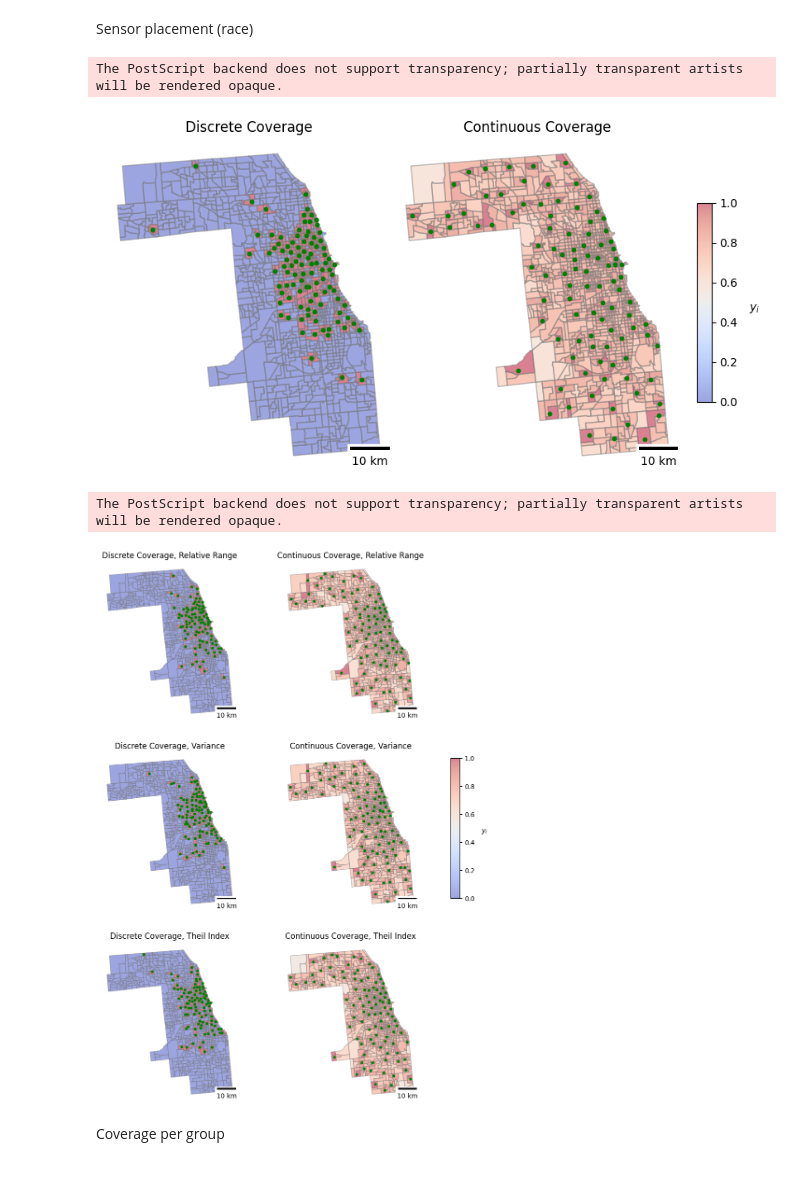
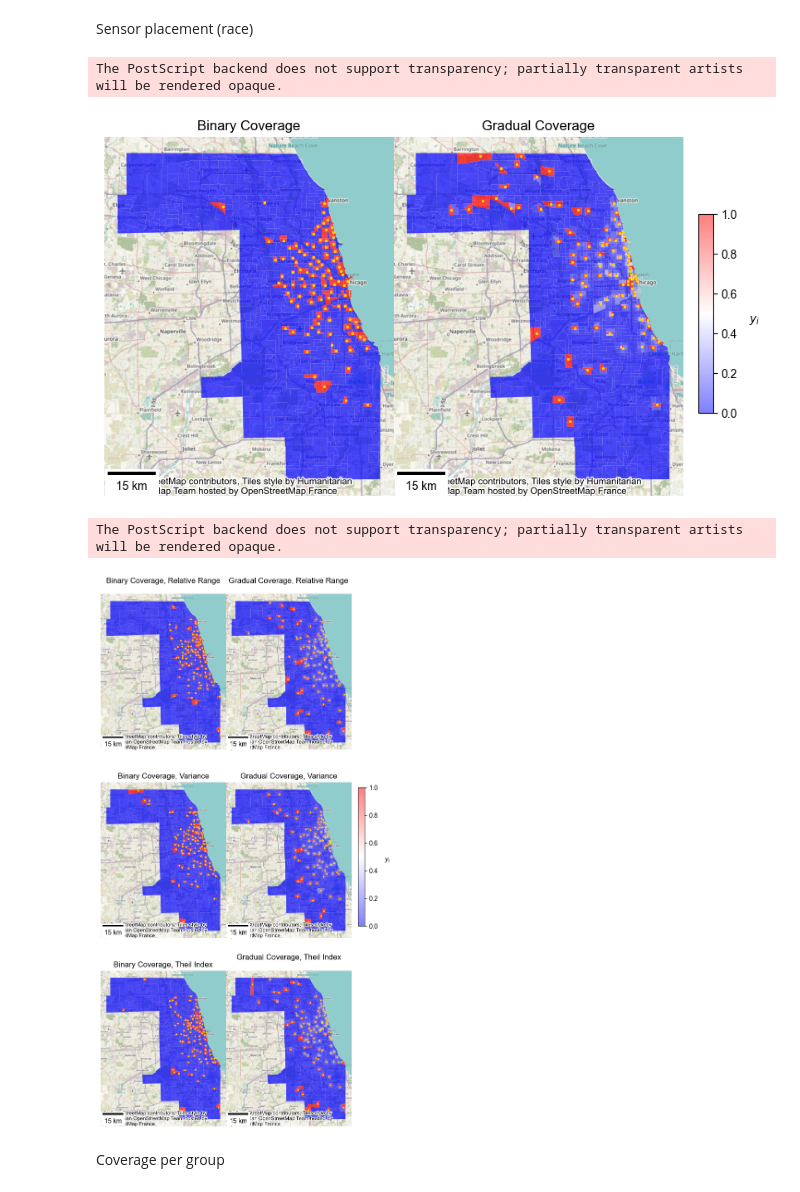
Before and after one commit to linyuehzzz/mclp-equity, a Jupyter notebook: visualize.ipynb, the cells around one changed output. Cells and saved outputs as stored; diff of their text form; code cells hidden in the pictures.

```diff
--- a/visualize.ipynb
+++ b/visualize.ipynb
@@ -81,0 +68,24 @@ The PostScript backend does not support transparency; partially transparent arti
+# %%
+cook = gpd.read_file('data/cook_tract_all.shp').to_crs(3857)
+node = pd.read_csv('data/nodes.csv')
+node['geometry'] = node.apply(lambda x: Point((x.lon, x.lat)), axis=1)
+gdf_node = gpd.GeoDataFrame(node, geometry='geometry', crs=4326).to_crs(3857)
+
+cook['majority_race'] = cook[['R1', 'R2', 'R3', 'R4', 'R5', 'R6', 'R7']].apply(lambda x: x.idxmax(), axis=1)
+cook_filtered = cook[cook['majority_race'] != 'R1']
+dissolved = cook_filtered.dissolve(by='majority_race').reset_index()
+cook['total_population'] = cook[['R1', 'R2', 'R3', 'R4', 'R5', 'R6', 'R7']].sum(axis=1)
+cook['percent_major_race'] = cook.apply(lambda row: row[row['majority_race']] / row['total_population'] * 100 if row['total_population'] != 0 else None, axis=1)
+
+fig, ax = plt.subplots(figsize=(12, 8))
+cook.plot(ax=ax, column='percent_major_race', legend=True, cmap='Greys', alpha=0.6)
+dissolved.plot(ax=ax, facecolor='none', column='majority_race', cmap='tab20', legend=True, linewidth=2,
+               legend_kwds={"loc": "lower left", "bbox_to_anchor": (0, 0.35), 'borderaxespad': 0})
+gdf_node.plot(ax=ax, color='gold', markersize=8)
+contextily.add_basemap(ax, crs=cook.crs)
+ax.set_axis_off()
+scalebar = ScaleBar(1, location='lower left')
+ax.add_artist(scalebar)
+
+plt.savefig("race.eps", format="eps", bbox_inches='tight')
+plt.show()
@@ -84,10 +97,10 @@ Sensor placement (race)
 # %%
 # MCLP
 s = 1000
-t = 0.1
+t = 2
 
-cook_centroids = gpd.read_file('data/cook_centroids_all.shp')
-cook = gpd.read_file('data/cook_tract_all.shp')
+cook_centroids = gpd.read_file('data/cook_centroids_all.shp').to_crs(3857)
+cook = gpd.read_file('data/cook_tract_all.shp').to_crs(3857)
 n1 = cook_centroids.shape[0]
 
 # discrete coverage
@@ -114,47 +127,47 @@ D = cdist(points, points, metric='euclidean')
 C = {
     1: coverage_discrete,
     2: coverage_continuous
 }
-C_labels = ["Discrete Coverage", "Continuous Coverage"]
+C_labels = ["Binary Coverage", "Gradual Coverage"]
 
 fig, axs = plt.subplots(1, 2, figsize=(9, 6))
 
 for cov, ax in zip([1, 2], axs):
     A = C[cov](n1, D)
     X_mclp = pickle.load(open('data/sols/X_cov' + str(cov) + '.pickle', "rb"))
     Y_mclp = np.max(X_mclp * A, axis=1)
 
     cook_centroids['mclp'] = X_mclp
     cook['mclp'] = Y_mclp
     mclp_loc = cook_centroids[cook_centroids['mclp'] != 0]
 
-    cook.plot(ax=ax, column='mclp', cmap='coolwarm', alpha=0.5, edgecolor='gray', vmin=0, vmax=1)
-    mclp_loc.plot(ax=ax, marker='o', color='g', markersize=10)
+    cook.plot(ax=ax, column='mclp', cmap='bwr', alpha=0.7, vmin=0, vmax=1)
+    mclp_loc.plot(ax=ax, marker='o', color='gold', markersize=2)
     ax.set_title(C_labels[cov-1])
     ax.set_axis_off()
-    scalebar = ScaleBar(1, location='lower right')
+    scalebar = ScaleBar(1, location='lower left')
     ax.add_artist(scalebar)
+    contextily.add_basemap(ax, crs=cook.crs)
 
 cax = fig.add_axes([0.92, 0.5 - 0.5 * 0.4, 0.02, 0.4])
-sm = plt.cm.ScalarMappable(cmap='coolwarm', norm=plt.Normalize(vmin=0, vmax=1))
+sm = plt.cm.ScalarMappable(cmap='bwr', norm=plt.Normalize(vmin=0, vmax=1))
 sm.set_array([])  # Dummy array for the colorbar
 cbar = fig.colorbar(sm, cax=cax, alpha=0.5)
 cbar.set_label('$y_i$', rotation=0, labelpad=15)
 
 plt.subplots_adjust(wspace=0)
-plt.savefig("mclp_cov.png", format="png", bbox_inches='tight')
 plt.savefig("mclp_cov.eps", format="eps", bbox_inches='tight')
 plt.show()
 # %% [output]
 The PostScript backend does not support transparency; partially transparent artists will be rendered opaque.
-[figure, old version]
+[figure, new version]
 # %%
 # MOO
 s = 1000
-t = 0.1
+t = 2
 
-cook_centroids = gpd.read_file('data/cook_centroids_all.shp')
-cook = gpd.read_file('data/cook_tract_all.shp')
+cook_centroids = gpd.read_file('data/cook_centroids_all.shp').to_crs(3857)
+cook = gpd.read_file('data/cook_tract_all.shp').to_crs(3857)
 n1 = cook_centroids.shape[0]
 
 # discrete coverage
@@ -182,11 +195,11 @@ C = {
     1: coverage_discrete,
     2: coverage_continuous
 }
-C_labels = ["Discrete Coverage", "Continuous Coverage"]
+C_labels = ["Binary Coverage", "Gradual Coverage"]
 G = ["Sex", "Age", "Race", "Household Income"]
 P = ["Relative Range", "Variance", "Theil Index"]
 
-fig, axs = plt.subplots(3, 2, figsize=(10, 15))
+fig, axs = plt.subplots(3, 2, figsize=(7, 15))
 
 for idx_c, cov in enumerate(C):
     A = C[cov](n1, D)
@@ -202,26 +215,26 @@ for idx_c, cov in enumerate(C):
         cook['moo'] = Y_moo
         moo_loc = cook_centroids[cook_centroids['moo'] != 0]
 
-        cook.plot(ax=ax, column='moo', cmap='coolwarm', alpha=0.5, edgecolor='gray', vmin=0, vmax=1)
-        moo_loc.plot(ax=ax, marker='o', color='g', markersize=10)
+        cook.plot(ax=ax, column='moo', cmap='bwr', alpha=0.7, vmin=0, vmax=1)
+        moo_loc.plot(ax=ax, marker='o', color='gold', markersize=2)
         ax.set_title(f"{C_labels[idx_c]}, {prob}")
         ax.set_axis_off()
-        scalebar = ScaleBar(1, location='lower right')
+        scalebar = ScaleBar(1, location='lower left')
         ax.add_artist(scalebar)
+        contextily.add_basemap(ax, crs=cook.crs)
 
 cax = fig.add_axes([0.92, 0.5 - 0.5 * 0.2, 0.02, 0.2])
-sm = plt.cm.ScalarMappable(cmap='coolwarm', norm=plt.Normalize(vmin=0, vmax=1))
+sm = plt.cm.ScalarMappable(cmap='bwr', norm=plt.Normalize(vmin=0, vmax=1))
 sm.set_array([])  # Dummy array for the colorbar
 cbar = fig.colorbar(sm, cax=cax, alpha=0.5, shrink=0.5)
 cbar.set_label('$y_i$', rotation=0, labelpad=15)
 
 plt.subplots_adjust(wspace=0)
-plt.savefig("moo_cov.png", format="png", bbox_inches='tight')
 plt.savefig("moo_cov.eps", format="eps", bbox_inches='tight')
 plt.show()
 # %% [output]
 The PostScript backend does not support transparency; partially transparent artists will be rendered opaque.
-[figure, old version]
+[figure, new version]
 # %% [markdown]
 Coverage per group
 # %%
```
Also changed, not shown: parts of 7 cells of this notebook, 5 other files.
